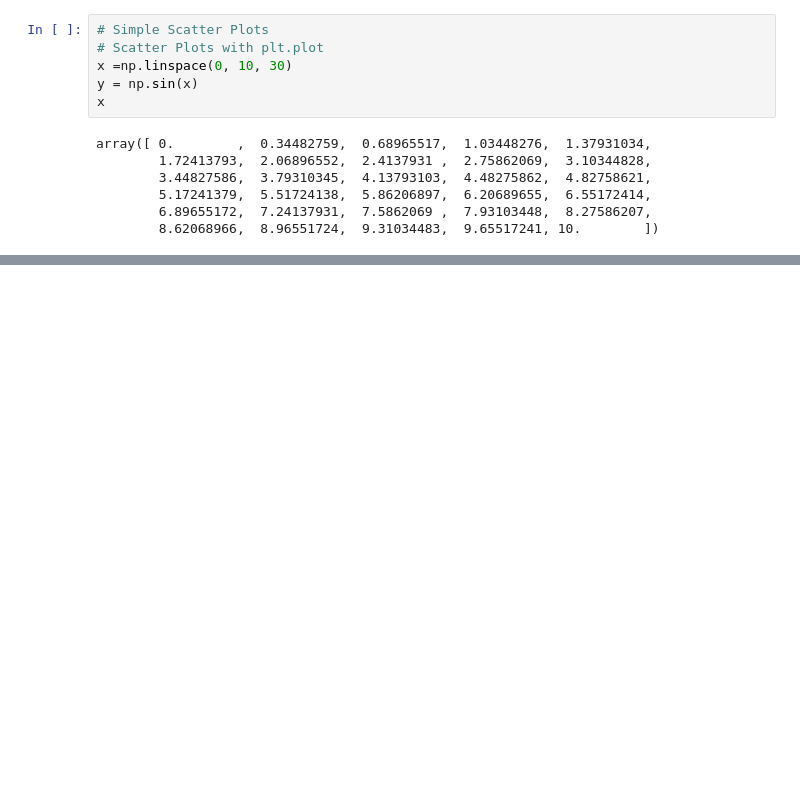
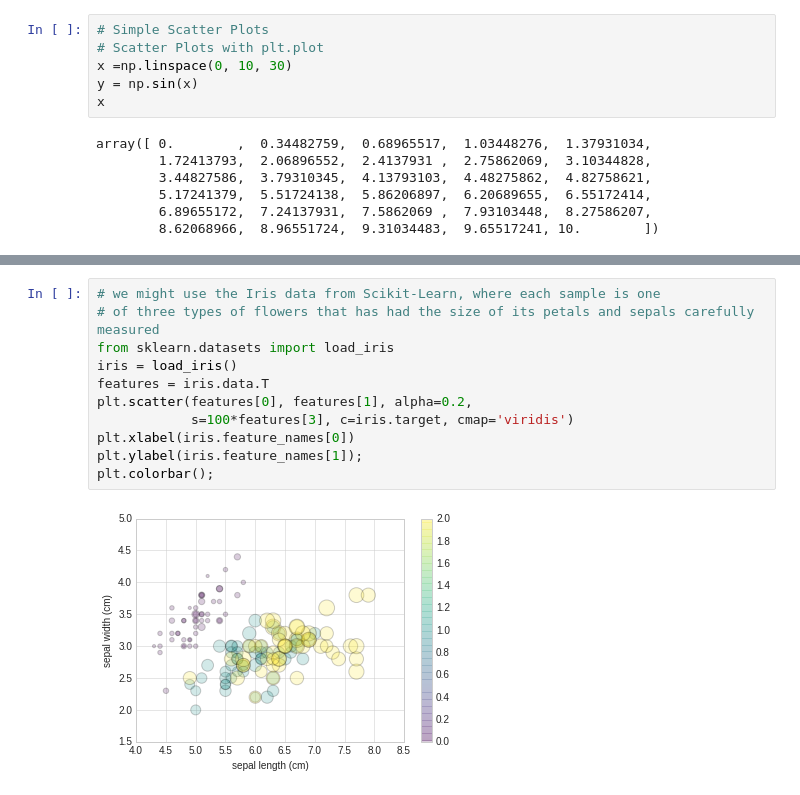
Before and after one commit to aliensmart/machine_learning, a Jupyter notebook: Matplotlib.ipynb, the cells around one changed output, grey strips where cells are left out. Cells and saved outputs as stored; diff of their text form; blank space fills up the shorter version.

```diff
--- a/Matplotlib.ipynb
+++ b/Matplotlib.ipynb
@@ -266,0 +256,13 @@ plt.colorbar();
+# %%
+# we might use the Iris data from Scikit-Learn, where each sample is one
+# of three types of flowers that has had the size of its petals and sepals carefully measured
+from sklearn.datasets import load_iris
+iris = load_iris()
+features = iris.data.T
+plt.scatter(features[0], features[1], alpha=0.2,
+            s=100*features[3], c=iris.target, cmap='viridis')
+plt.xlabel(iris.feature_names[0])
+plt.ylabel(iris.feature_names[1]);
+plt.colorbar();
+# %% [output]
+[figure, added]
```
Also changed, not shown: parts of 11 cells of this notebook, 2 other files.
